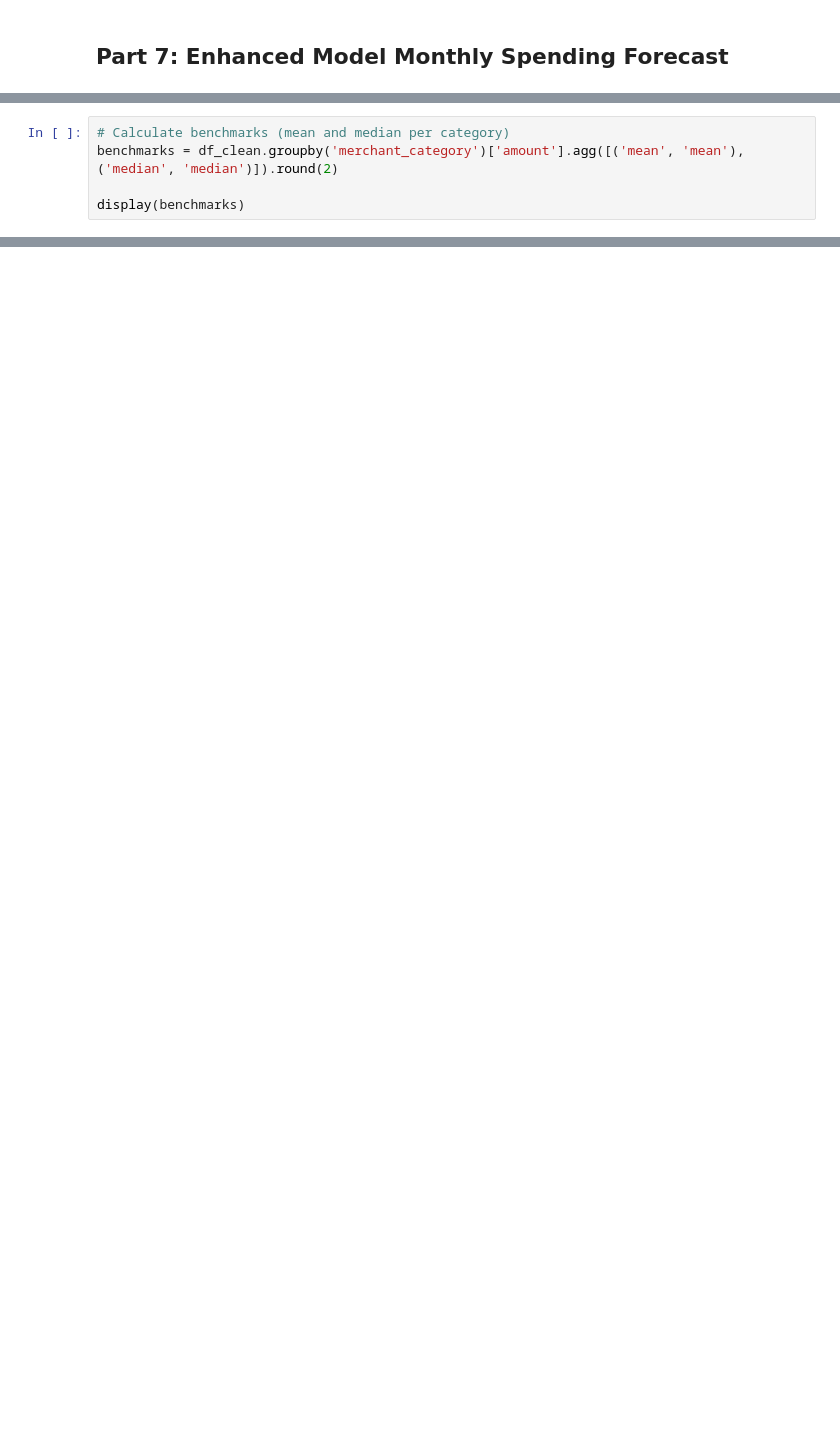
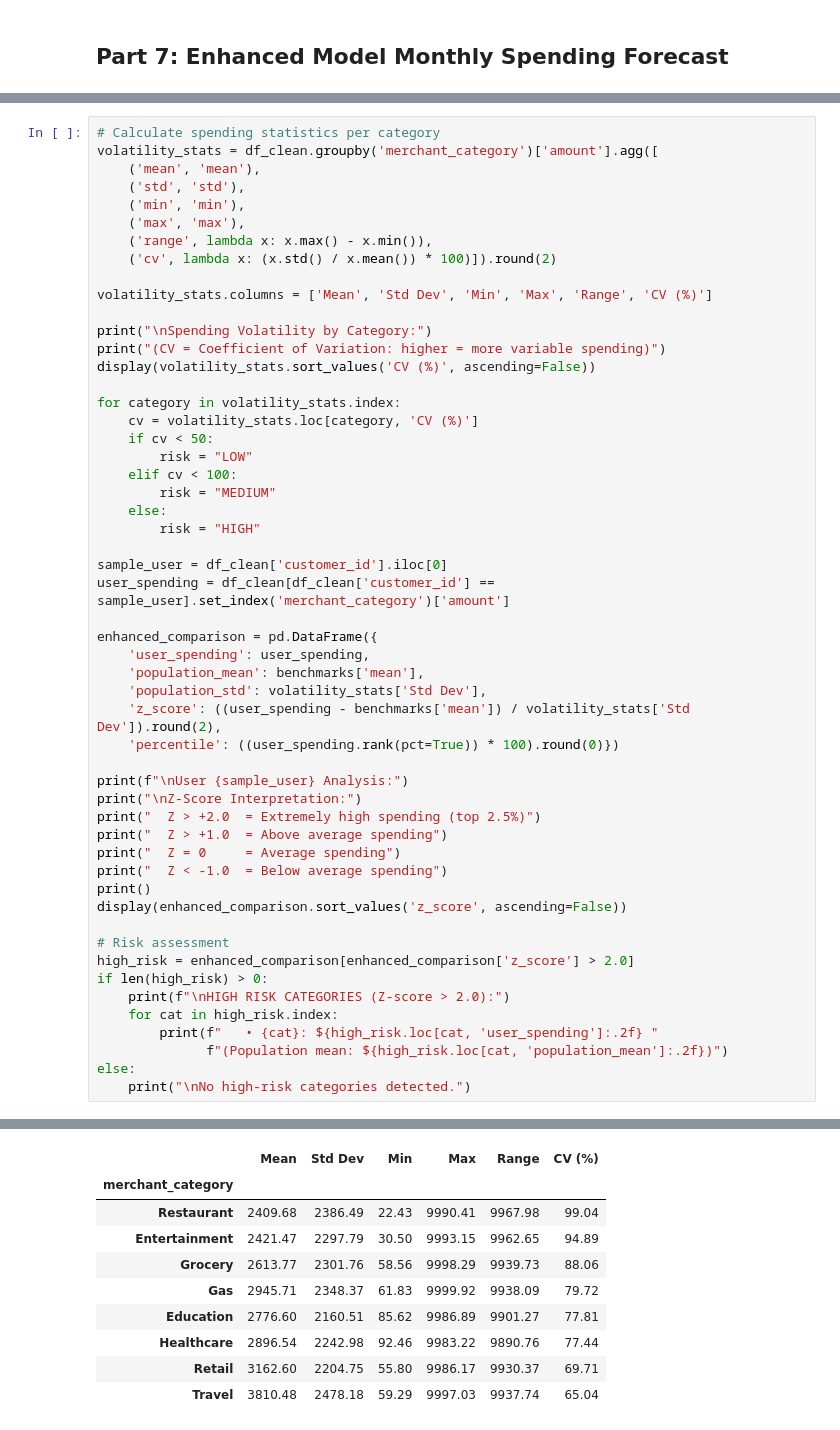
Before and after one commit to cpeterson27/budgetblox, a Jupyter notebook: notebooks/data_analysis_viktor.ipynb, the cells around one changed output, grey strips where cells are left out. Drawn from its saved outputs; the diff is of its cells as text; blank space fills up the shorter version.

Commit message:
Complete data analysis with realistic benchmarks and enhanced volatility model

```diff
--- a/notebooks/data_analysis_viktor.ipynb
+++ b/notebooks/data_analysis_viktor.ipynb
@@ -562,5 +478,0 @@ shown are not reliable due to insufficient historical data.
-# %%
-# Calculate benchmarks (mean and median per category)
-benchmarks = df_clean.groupby('merchant_category')['amount'].agg([('mean', 'mean'), ('median', 'median')]).round(2)
-
-display(benchmarks)
@@ -577,0 +479,54 @@ display(benchmarks)
+# %%
+# Calculate spending statistics per category
+volatility_stats = df_clean.groupby('merchant_category')['amount'].agg([
+    ('mean', 'mean'),
+    ('std', 'std'),
+    ('min', 'min'),
+    ('max', 'max'),
+    ('range', lambda x: x.max() - x.min()),
+    ('cv', lambda x: (x.std() / x.mean()) * 100)]).round(2)
+
+volatility_stats.columns = ['Mean', 'Std Dev', 'Min', 'Max', 'Range', 'CV (%)']
+
+print("\nSpending Volatility by Category:")
+print("(CV = Coefficient of Variation: higher = more variable spending)")
+display(volatility_stats.sort_values('CV (%)', ascending=False))
+
+for category in volatility_stats.index:
+    cv = volatility_stats.loc[category, 'CV (%)']
+    if cv < 50:
+        risk = "LOW"
+    elif cv < 100:
+        risk = "MEDIUM"
+    else:
+        risk = "HIGH"
+
+sample_user = df_clean['customer_id'].iloc[0]
+user_spending = df_clean[df_clean['customer_id'] == sample_user].set_index('merchant_category')['amount']
+
+enhanced_comparison = pd.DataFrame({
+    'user_spending': user_spending,
+    'population_mean': benchmarks['mean'],
+    'population_std': volatility_stats['Std Dev'],
+    'z_score': ((user_spending - benchmarks['mean']) / volatility_stats['Std Dev']).round(2),
+    'percentile': ((user_spending.rank(pct=True)) * 100).round(0)})
+
+print(f"\nUser {sample_user} Analysis:")
+print("\nZ-Score Interpretation:")
+print("  Z > +2.0  = Extremely high spending (top 2.5%)")
+print("  Z > +1.0  = Above average spending")
+print("  Z = 0     = Average spending")
+print("  Z < -1.0  = Below average spending")
+print()
+display(enhanced_comparison.sort_values('z_score', ascending=False))
+
+# Risk assessment
+high_risk = enhanced_comparison[enhanced_comparison['z_score'] > 2.0]
+if len(high_risk) > 0:
+    print(f"\nHIGH RISK CATEGORIES (Z-score > 2.0):")
+    for cat in high_risk.index:
+        print(f"   • {cat}: ${high_risk.loc[cat, 'user_spending']:.2f} "
+              f"(Population mean: ${high_risk.loc[cat, 'population_mean']:.2f})")
+else:
+    print("\nNo high-risk categories detected.")
+# %% [output]
@@ -577,0 +535,10 @@ display(benchmarks)
+|  | Mean | Std Dev | Min | Max | Range | CV (%) |
+| merchant_category |  |  |  |  |  |  |
+| Restaurant | 2409.68 | 2386.49 | 22.43 | 9990.41 | 9967.98 | 99.04 |
+| Entertainment | 2421.47 | 2297.79 | 30.50 | 9993.15 | 9962.65 | 94.89 |
+| Grocery | 2613.77 | 2301.76 | 58.56 | 9998.29 | 9939.73 | 88.06 |
+| Gas | 2945.71 | 2348.37 | 61.83 | 9999.92 | 9938.09 | 79.72 |
+| Education | 2776.60 | 2160.51 | 85.62 | 9986.89 | 9901.27 | 77.81 |
+| Healthcare | 2896.54 | 2242.98 | 92.46 | 9983.22 | 9890.76 | 77.44 |
+| Retail | 3162.60 | 2204.75 | 55.80 | 9986.17 | 9930.37 | 69.71 |
+| Travel | 3810.48 | 2478.18 | 59.29 | 9997.03 | 9937.74 | 65.04 |
```
Also changed, not shown: parts of 27 cells of this notebook, 1 other file.
